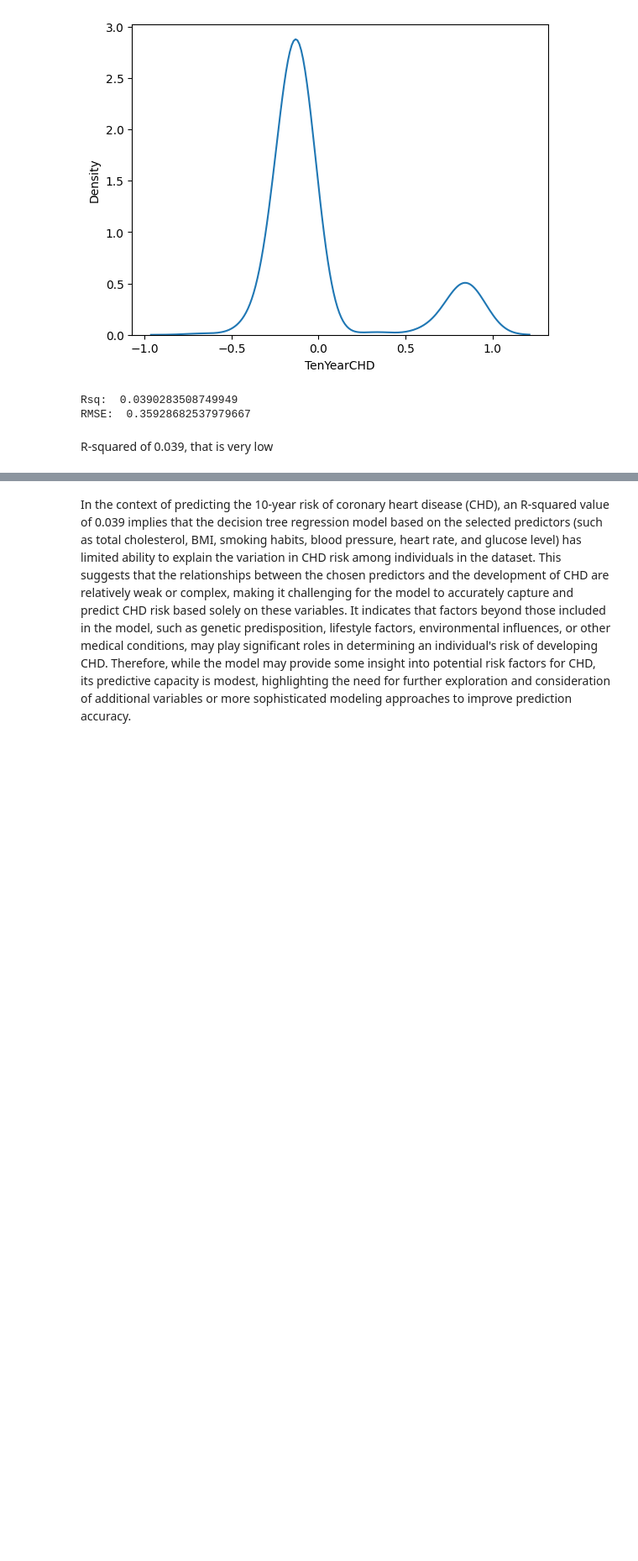
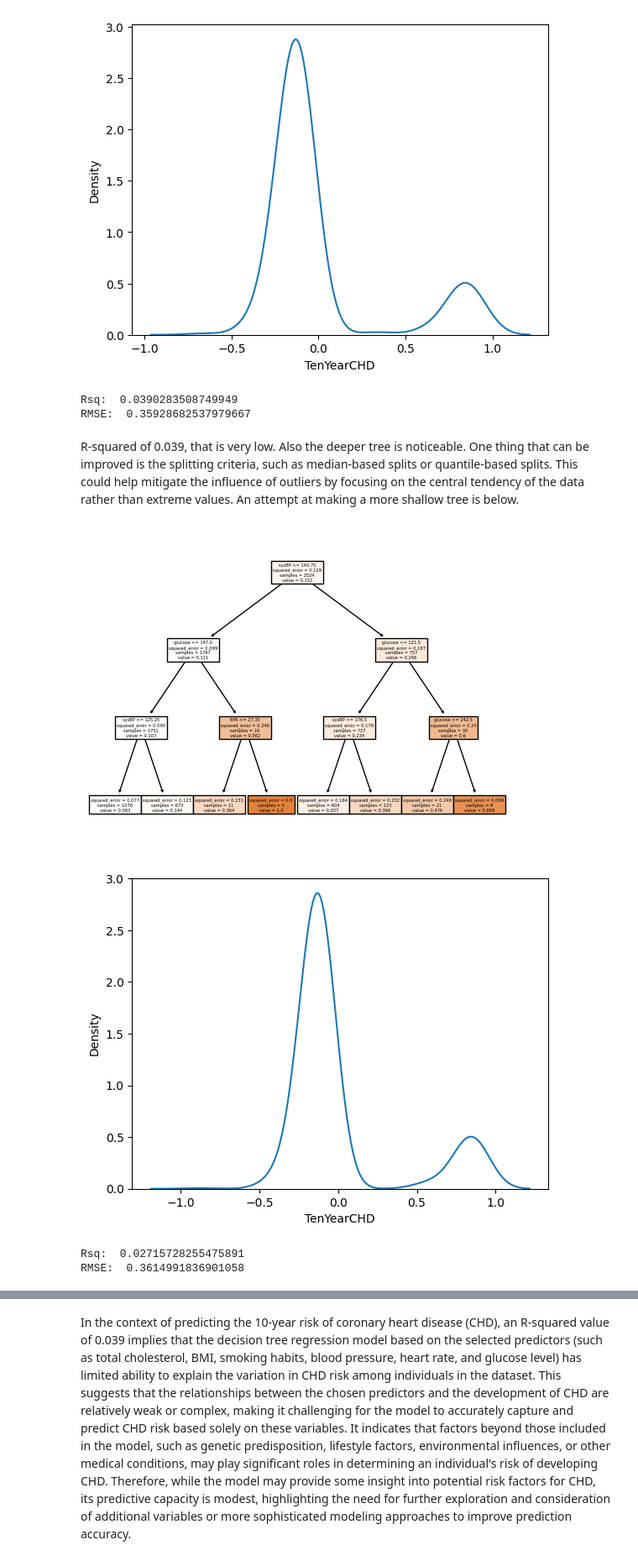
Before and after one commit to madisonhgallagher/project_chd, a Jupyter notebook: DecisionTrees.ipynb, the cells around one changed output, grey strips where cells are left out. Shown at 84% size. Cells and saved outputs as stored; diff of their text form; code cells hidden in the pictures; blank space fills up the shorter version.

```diff
--- a/DecisionTrees.ipynb
+++ b/DecisionTrees.ipynb
@@ -199,14 +212,6 @@ sns.boxplot(df['BMI'])
 <Axes: ylabel='BMI'>
 [figure]
 # %%
-import pandas as pd
-import seaborn as sns
-import matplotlib.pyplot as plt
-from sklearn.tree import DecisionTreeRegressor, plot_tree
-from sklearn.model_selection import train_test_split
-
-# Read the CSV file
-df = pd.read_csv('/content/project_chd/clean_train.csv')
 
 # Process data
 y = df['TenYearCHD']
@@ -245,5 +250,45 @@ print('RMSE: ', RMSE)
 [figure]
 Rsq:  0.0390283508749949
 RMSE:  0.35928682537979667
-# %% [markdown]
-R-squared of 0.039, that is very low
+# %% [markdown]
+R-squared of 0.039, that is very low. Also the deeper tree is noticeable. One thing that can be improved is the splitting criteria, such as median-based splits or quantile-based splits. This could help mitigate the influence of outliers by focusing on the central tendency of the data rather than extreme values. An attempt at making a more shallow tree is below.
+# %%
+
+
+# Process data
+y = df['TenYearCHD']
+vars = ['totChol', 'BMI','cigsPerDay','sysBP','diaBP','heartRate','glucose']
+X = df[vars]
+
+# Train-test split
+X_train, X_test, y_train, y_test = train_test_split(X, y, test_size=0.2, random_state=100)
+
+# Fit decision tree with adjusted parameters
+cart = DecisionTreeRegressor(max_depth=3, min_samples_split=10, min_samples_leaf=5)
+cart.fit(X_train, y_train)
+
+# Get feature names
+var_names = list(X_train.columns)
+
+# Visualize results
+plot_tree(cart, filled=True, feature_names=var_names)
+plt.show()
+
+# Make Predictions on the Test Set
+y_hat = cart.predict(X_test)
+
+# Residuals, Rsq, RMSE
+e = y_test - y_hat
+sns.kdeplot(e)  # Notice the residuals aren't centered around zero
+plt.show()
+
+rsq = 1 - np.sum(e**2) / np.sum((y_test - np.mean(y_train))**2)
+RMSE = np.sqrt(np.mean(e**2))
+
+print('Rsq: ', rsq)
+print('RMSE: ', RMSE)
+# %% [output]
+[figure, added]
+[figure, added]
+Rsq:  0.02715728255475891
+RMSE:  0.3614991836901058
```
Also changed, not shown: parts of 9 cells of this notebook.
